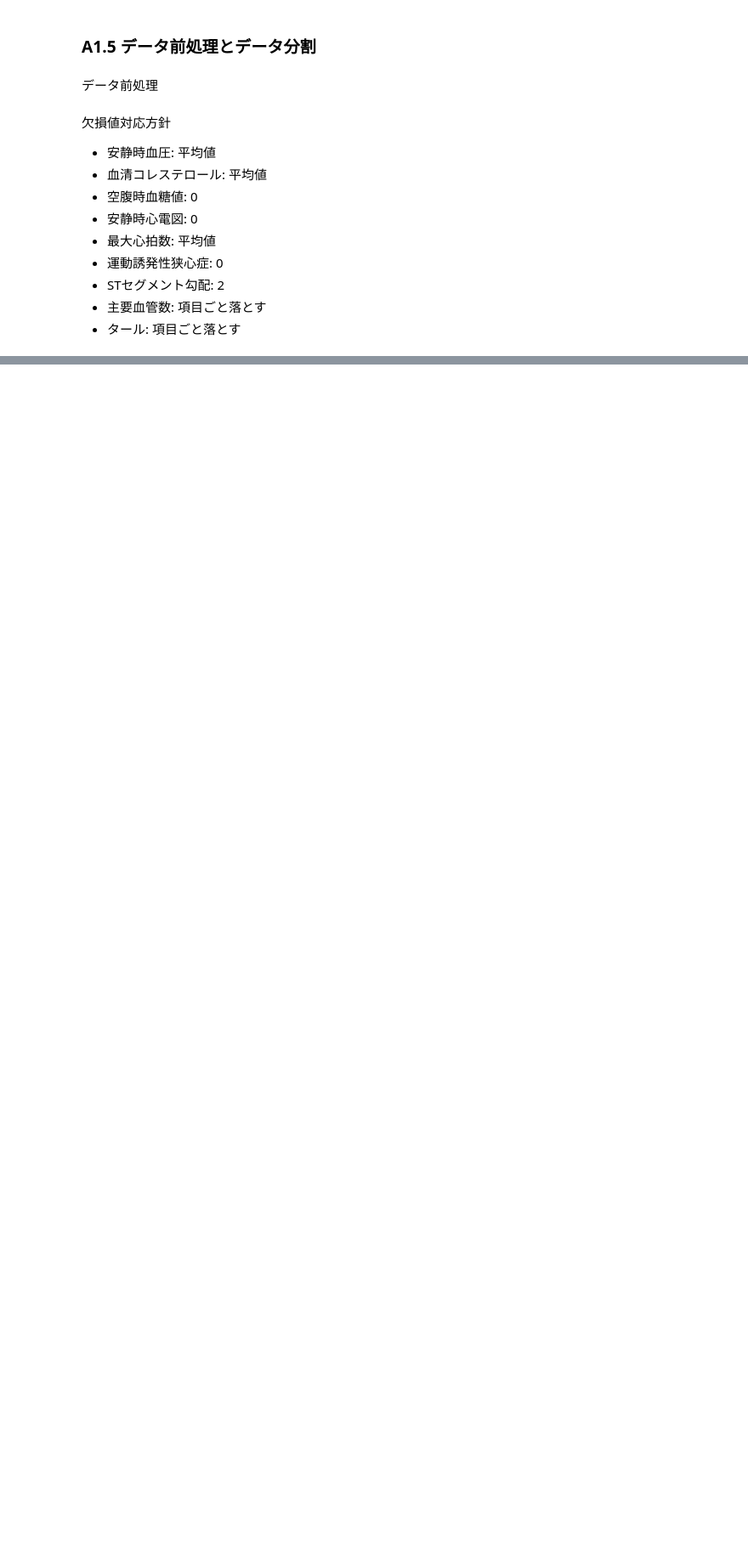
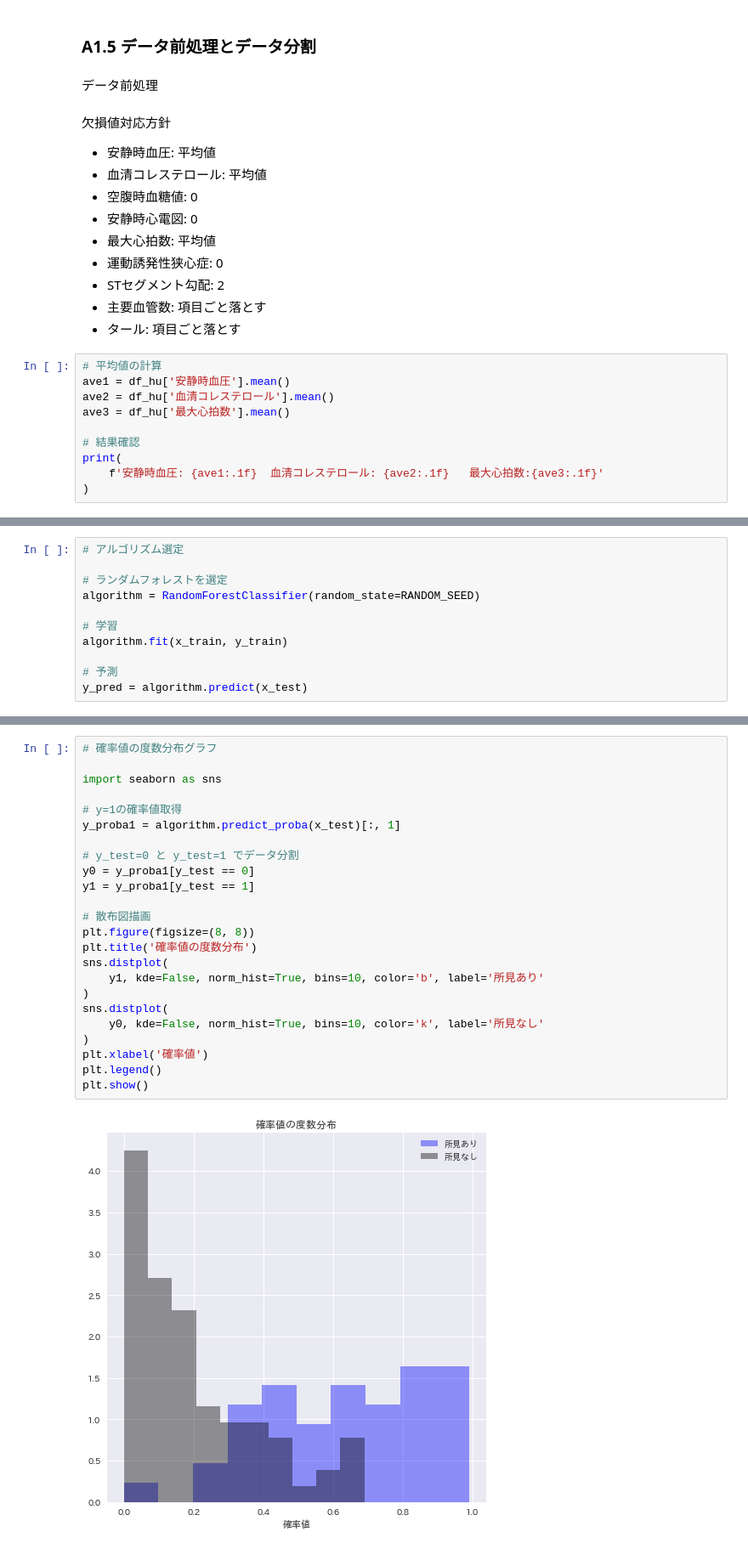
Before and after one commit to ginmaruGH/Creating_Profitable_AI_with_Python_nkbp, a Jupyter notebook: jupyter/addition_case_01_heart_disease.ipynb, the cells around one changed output, grey strips where cells are left out. Shown at 85% size. Cells and saved outputs as stored; diff of their text form; blank space fills up the shorter version.

```diff
--- a/jupyter/addition_case_01_heart_disease.ipynb
+++ b/jupyter/addition_case_01_heart_disease.ipynb
@@ -197,3 +196,13 @@ dtype: int64
 - STセグメント勾配: 2
 - 主要血管数: 項目ごと落とす
 - タール: 項目ごと落とす
+# %%
+# 平均値の計算
+ave1 = df_hu['安静時血圧'].mean()
+ave2 = df_hu['血清コレステロール'].mean()
+ave3 = df_hu['最大心拍数'].mean()
+
+# 結果確認
+print(
+    f'安静時血圧: {ave1:.1f}  血清コレステロール: {ave2:.1f}   最大心拍数:{ave3:.1f}'
+)
@@ -199,0 +310,11 @@ dtype: int64
+# %%
+# アルゴリズム選定
+
+# ランダムフォレストを選定
+algorithm = RandomForestClassifier(random_state=RANDOM_SEED)
+
+# 学習
+algorithm.fit(x_train, y_train)
+
+# 予測
+y_pred = algorithm.predict(x_test)
@@ -199,0 +346,26 @@ dtype: int64
+# %%
+# 確率値の度数分布グラフ
+
+import seaborn as sns
+
+# y=1の確率値取得
+y_proba1 = algorithm.predict_proba(x_test)[:, 1]
+
+# y_test=0 と y_test=1 でデータ分割
+y0 = y_proba1[y_test == 0]
+y1 = y_proba1[y_test == 1]
+
+# 散布図描画
+plt.figure(figsize=(8, 8))
+plt.title('確率値の度数分布')
+sns.distplot(
+    y1, kde=False, norm_hist=True, bins=10, color='b', label='所見あり'
+)
+sns.distplot(
+    y0, kde=False, norm_hist=True, bins=10, color='k', label='所見なし'
+)
+plt.xlabel('確率値')
+plt.legend()
+plt.show()
+# %% [output]
+[figure, added]
```
Also changed, not shown: parts of 17 cells of this notebook.
